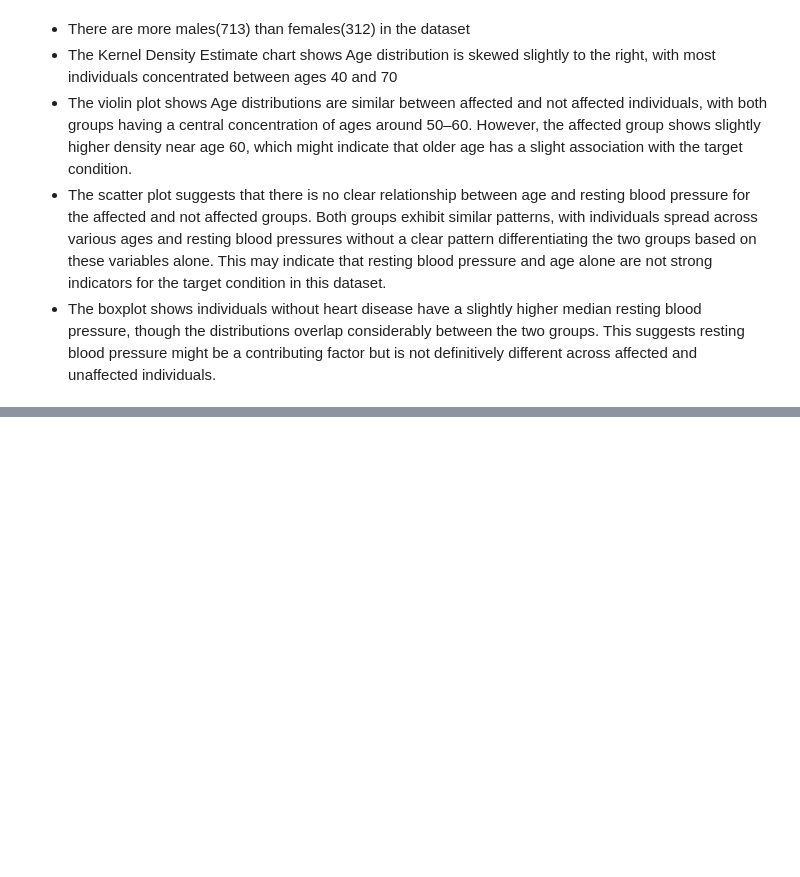
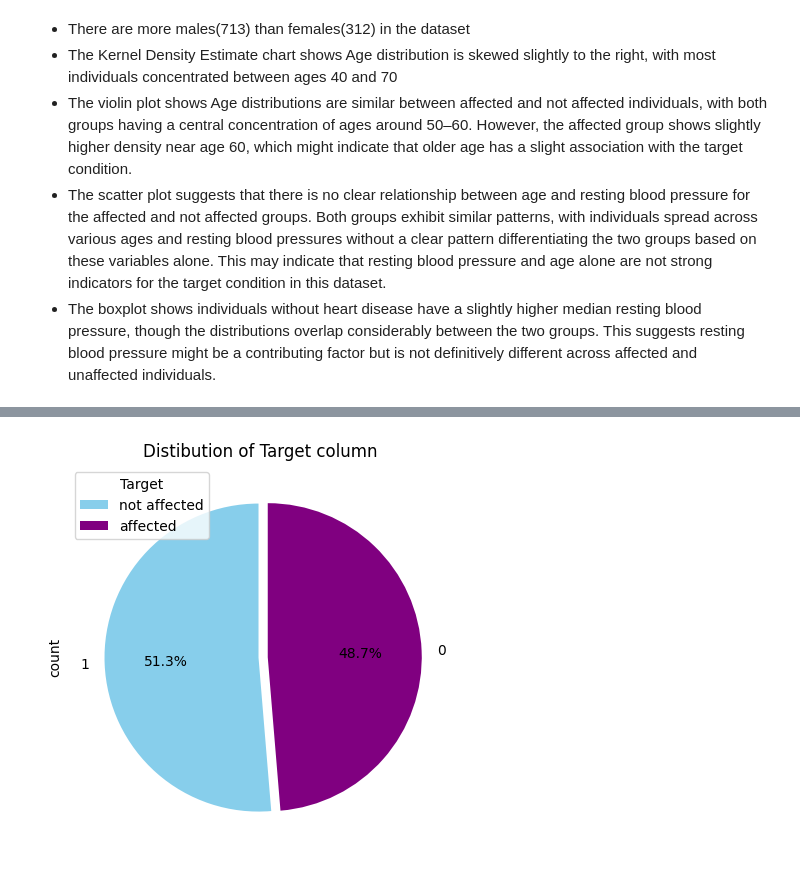
Before and after one commit to Felo10coder/Heart-Disease-Analysis, a Jupyter notebook: heartdiseasenotebook.ipynb, the cells around one changed output, grey strips where cells are left out. Saved outputs shown, nothing was run; the diff lists cells and outputs as text; code cells hidden in the pictures; blank space fills up the shorter version.

```diff
--- a/heartdiseasenotebook.ipynb
+++ b/heartdiseasenotebook.ipynb
@@ -265,0 +276,8 @@ plt.show()
+# %%
+plt.title('Distibution of Target column')
+ax=df['target'].value_counts().plot.pie(startangle=90,explode=(0.01,0.05),colors=['skyblue','purple'],autopct='%.1f%%')
+ax.legend(title='Target',labels=('not affected','affected'),loc='upper left')
+plt.figure()
+plt.show()
+# %% [output]
+[figure, added]
```
Also changed, not shown: parts of 4 cells of this notebook.
